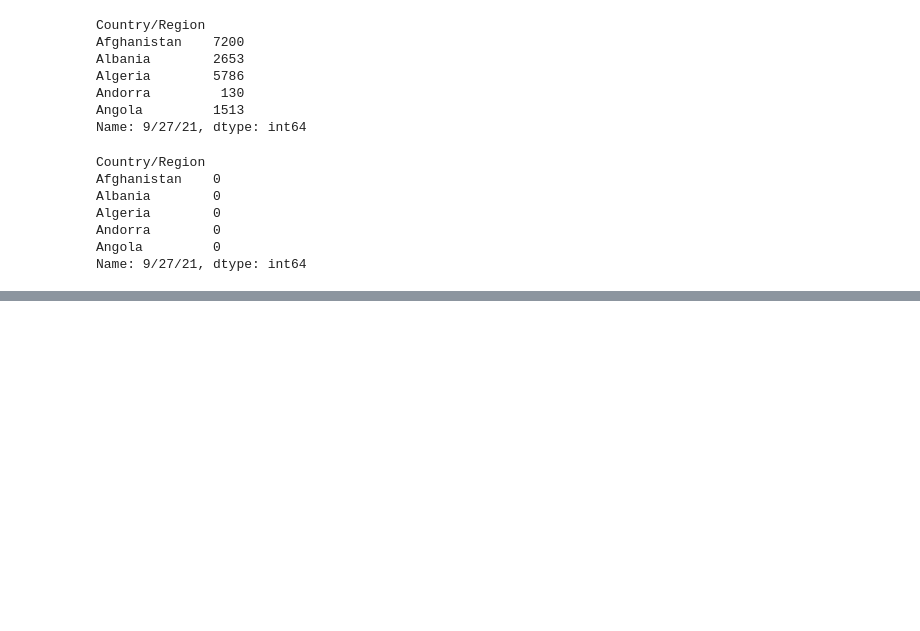
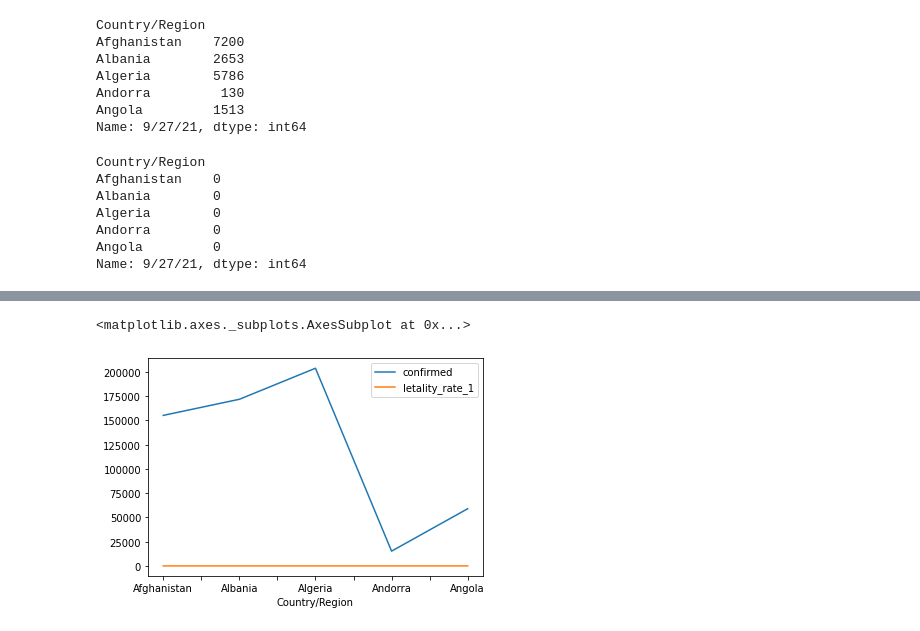
Before and after one commit to joaoavanzini/data-science-analise-saude-medicina-alura, a Jupyter notebook: CursoDataScienceeSaude.ipynb, the cells around one changed output, grey strips where cells are left out. Cells and saved outputs as stored; diff of their text form; code cells hidden in the pictures; blank space fills up the shorter version.

Commit message:
Histogramas e resumindo informações

```diff
--- a/CursoDataScienceeSaude.ipynb
+++ b/CursoDataScienceeSaude.ipynb
@@ -462,0 +463,6 @@ combined.sort_values("letality_rate_1", ascending=False).head(10)
+# %%
+# visualização horrenda
+combined[["confirmed", "letality_rate_1"]].plot()
+# %% [output]
+<matplotlib.axes._subplots.AxesSubplot at 0x...>
+[figure, added]
```
Also changed, not shown: parts of 19 cells of this notebook.
